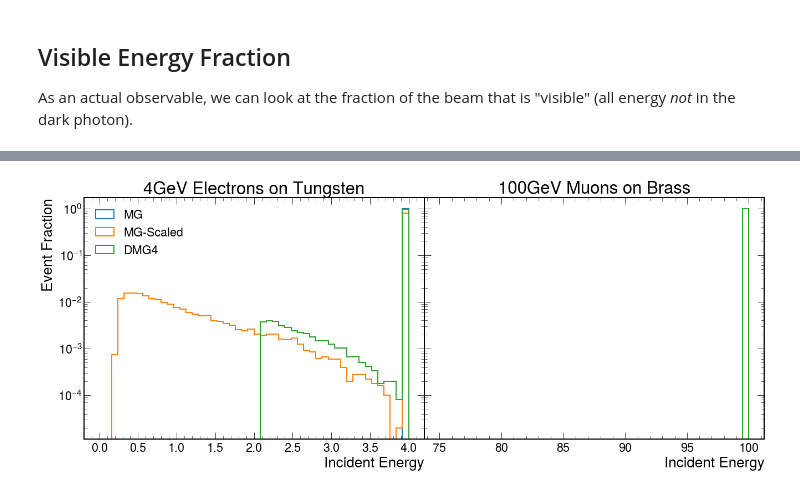
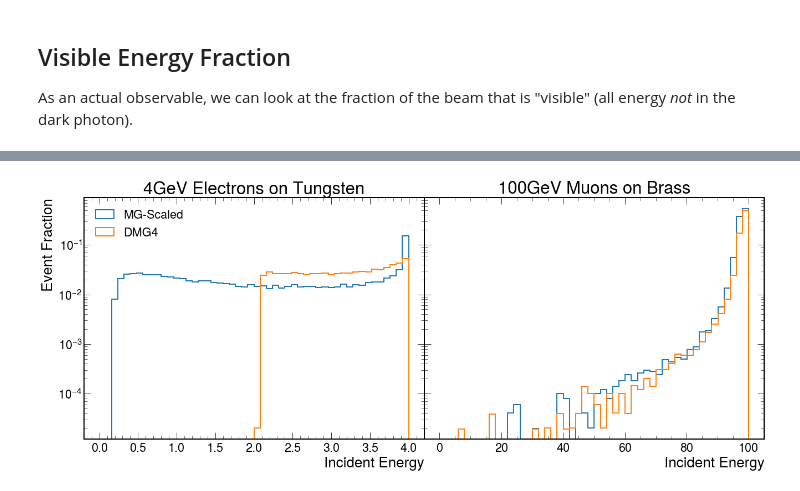
Before and after one commit to tomeichlersmith/ldmx-sim-technique, a Jupyter notebook: ana/plot-dev.ipynb, the cells around one changed output, grey strips where cells are left out. Saved outputs shown, nothing was run; the diff lists cells and outputs as text; code cells hidden in the pictures.

```diff
--- a/ana/plot-dev.ipynb
+++ b/ana/plot-dev.ipynb
@@ -56,0 +46,4 @@ mu_data = {
+# %%
+version='v2.2.4'
+mu_beam = 100105.658372 #MeV
+el_beam = 4000.510999 #MeV
@@ -71,7 +75,8 @@ e_ang.set_yscale('log')
 e_ang.set_ylabel('Event Fraction')
 e_ang.set_title('4GeV Electrons Incident on Tungsten')
 for name, df in el_data.items() :
-    e_ang.hist(df['recoil_angle'],weights=np.ones(len(df['energy_frac']))/len(df['energy_frac']),
+    e_ang.hist(df['recoil_angle'],
+               weights=df['weight']/df['weight'].sum(),
                label=name,linewidth=2.,
                histtype='step',range=(0.,2.),bins=50)
 e_ang.legend(title='$m_{A\'}=0.1$GeV')
@@ -79,7 +84,8 @@ e_ang.legend(title='$m_{A\'}=0.1$GeV')
 m_ang.set_xlabel('Lepton Recoil Angle [rad]')
 m_ang.set_title('100GeV Muons Incident on Brass')
 for name, df in mu_data.items() :
-    m_ang.hist(df['recoil_angle'],weights=np.ones(len(df['energy_frac']))/len(df['energy_frac']),
+    m_ang.hist(df['recoil_angle'],
+               weights=df['weight']/df['weight'].sum(),
                label=name,linewidth=2.,
                histtype='step',range=(0.,2.0),bins=50)
 m_ang.legend(title='$m_{A\'}=1$GeV')
@@ -88,14 +94,16 @@ e_ke.set_xlabel('Lepton Recoil Kinetic Energy Fraction')
 e_ke.set_yscale('log')
 e_ke.set_ylabel('Event Fraction')
 for name, df in el_data.items() :
-    e_ke.hist(df['energy_frac'],weights=np.ones(len(df['energy_frac']))/len(df['energy_frac']),
+    e_ke.hist(df['energy_frac'],
+               weights=df['weight']/df['weight'].sum(),
               label=name,linewidth=2.,
                histtype='step',range=(0.,1.),bins=50)
 e_ke.legend(title='$m_{A\'}=0.1$GeV')
 
 m_ke.set_xlabel('Lepton Recoil Kinetic Energy Fraction')
 for name, df in mu_data.items() :
-    m_ke.hist(df['energy_frac'],weights=np.ones(len(df['energy_frac']))/len(df['energy_frac']),
+    m_ke.hist(df['energy_frac'],
+               weights=df['weight']/df['weight'].sum(),
               label=name,linewidth=2.,
                histtype='step',range=(0.,1.),bins=50)
 m_ke.legend(title='$m_{A\'}=1$GeV')
@@ -112,14 +120,15 @@ e_ke_cm.set_xlabel('Lepton Recoil Kinetic Energy Fraction')
 e_ke_cm.set_yscale('log')
 e_ke_cm.set_ylabel('Event Fraction Below')
 for name, df in el_data.items() :
-    e_ke_cm.hist(df['energy_frac'],weights=np.ones(len(df['energy_frac']))/len(df['energy_frac']),
+    e_ke_cm.hist(df['energy_frac'],
+                 weights=df['weight']/df['weight'].sum(),
                  label=name, cumulative=True, linewidth=2.,
                histtype='step',range=(0.,1.),bins=50)
 e_ke_cm.legend(title='$m_{A\'}=0.1$GeV')
 
 m_ke_cm.set_xlabel('Lepton Recoil Kinetic Energy Fraction')
 for name, df in mu_data.items() :
-    m_ke_cm.hist(df['energy_frac'],weights=np.ones(len(df['energy_frac']))/len(df['energy_frac']),
+    m_ke_cm.hist(df['energy_frac'], weights=df['weight']/df['weight'].sum(),
                  label=name, cumulative=True,linewidth=2.,
                  histtype='step',range=(0.,1.),bins=50)
 m_ke_cm.legend(title='$m_{A\'}=1$GeV')
@@ -135,18 +144,21 @@ fig, ((e_ke_cm,m_ke_cm)) = plt.subplots(ncols = 2, nrows = 1, sharey='row')
 fig.set_size_inches(22,8)
 plt.subplots_adjust(hspace=0.3, wspace=0.)
 
+e_ke_cm.set_title('4 GeV Electrons on 18mm Tungsten')
 e_ke_cm.set_xlabel('Visible Energy Fraction of Beam')
 e_ke_cm.set_yscale('log')
 e_ke_cm.set_ylabel('Event Fraction')
 for name, df in el_data.items() :
-    e_ke_cm.hist(df['visible_energy_frac'],weights=np.ones(len(df['visible_energy_frac']))/len(df['visible_energy_frac']),
+    e_ke_cm.hist(df['visible_energy_frac'],
+                 weights=df['weight']/df['weight'].sum(),
                  label=name, linewidth=2.,
                histtype='step',range=(0.,1.),bins=50)
 e_ke_cm.legend(title='$m_{A\'}=0.1$GeV')
 
+m_ke_cm.set_title('100 GeV Muons on 2m Brass')
 m_ke_cm.set_xlabel('Visible Energy Fraction of Beam')
 for name, df in mu_data.items() :
-    m_ke_cm.hist(df['visible_energy_frac'],weights=np.ones(len(df['visible_energy_frac']))/len(df['visible_energy_frac']),
+    m_ke_cm.hist(df['visible_energy_frac'],weights=df['weight']/df['weight'].sum(),
                  label=name, linewidth=2.,
                  histtype='step',range=(0.,1.),bins=50)
 m_ke_cm.legend(title='$m_{A\'}=1$GeV')
@@ -162,32 +174,34 @@ As can been seen right now, currently, only the MGS-electron case is properly bi
 # %%
 fig, ((e,m)) = plt.subplots(ncols=2,nrows=1,sharey=True)
 fig.set_size_inches(22,8)
 plt.subplots_adjust(hspace=0.3,wspace=0.)
 e.set_title('4GeV Electrons on Tungsten')
 e.set_xlabel('Incident Energy')
 e.set_yscale('log')
 e.set_ylabel('Event Fraction')
 for name, df in el_data.items() :
     MeV_to_GeV = 1.
     shift = 0.
     if name != 'MG' :
         MeV_to_GeV = 1./1000
         shift = 0.511 #MeV
-    e.hist((df['incident_energy']-shift)*MeV_to_GeV,weights=np.ones(len(df['energy_frac']))/len(df['energy_frac']),
-                 label=name,linewidth=2., histtype='step',range=(0.,4.),bins=50)
+    e.hist((df['incident_energy']-shift)*MeV_to_GeV,
+           weights=df['weight']/df['weight'].sum(),
+           label=name,linewidth=2., histtype='step',range=(0.,4.000511),bins=50)
 e.legend(loc='upper left')
 
 m.set_title('100GeV Muons on Brass')
 m.set_xlabel('Incident Energy')
 for name, df in mu_data.items() :
     shift=0.
     MeV_to_GeV = 1.
     if name != 'MG' :
         MeV_to_GeV = 1./1000
-        shift = 105.66 #MeV
-    m.hist((df['incident_energy']-shift)*MeV_to_GeV,weights=np.ones(len(df['energy_frac']))/len(df['energy_frac']),
-                 label=name, linewidth=2., histtype='step',range=(75.,100.),bins=50)
+        shift = mu_beam*MeV_to_GeV - 100. #MeV
+    m.hist((df['incident_energy']-shift)*MeV_to_GeV,
+           weights=df['weight']/df['weight'].sum(),
+           label=name, linewidth=2., histtype='step',range=(0.,100.106),bins=50)
 
 plt.show()
 # %% [output]
-[figure, old version]
+[figure, new version]
```
Also changed, not shown: parts of 12 cells of this notebook.
